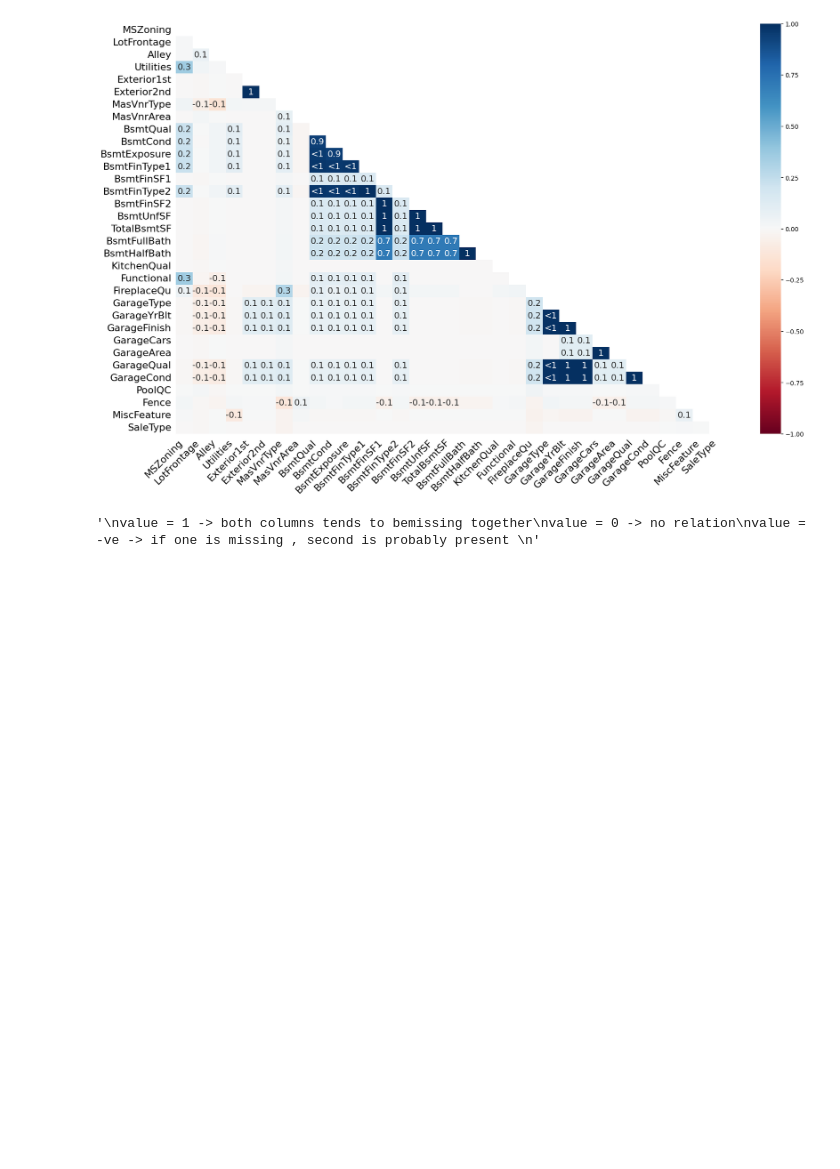
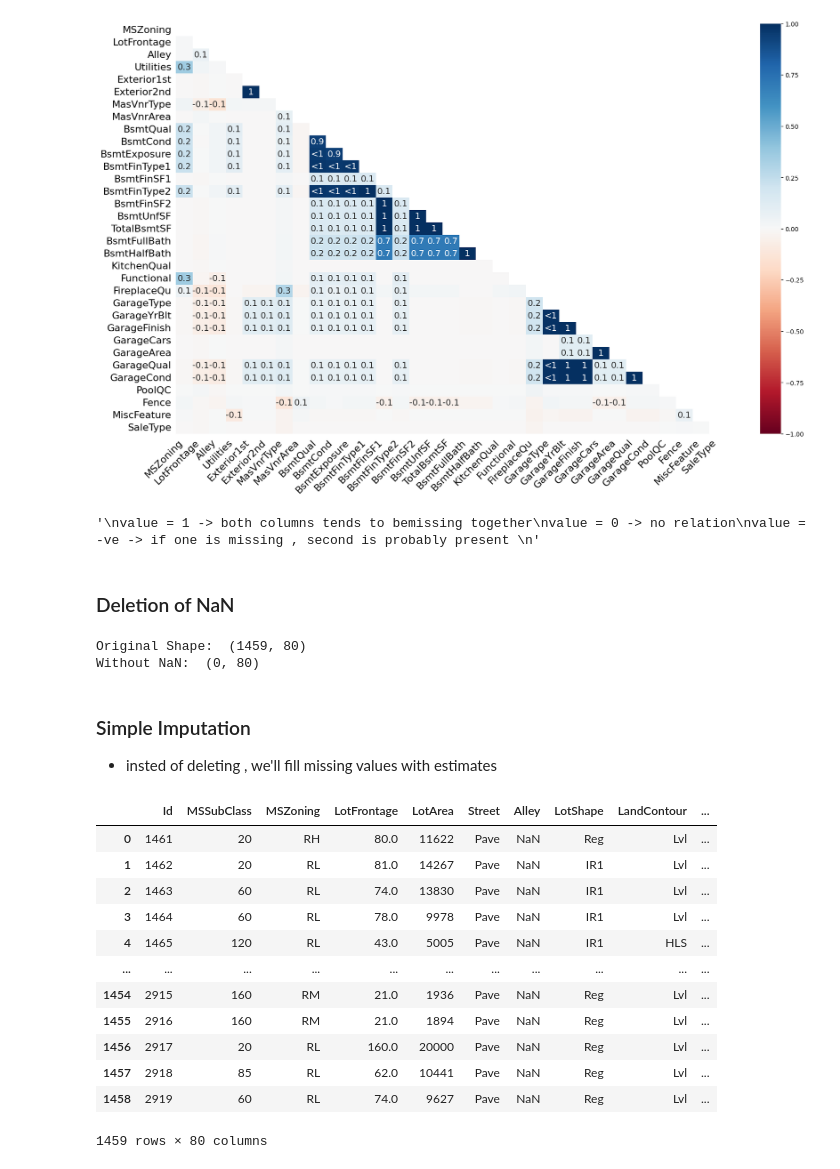
Before and after one commit to Itz-Me-Sumit/Data-Science, a Jupyter notebook: 4_Feature_Engineering/1_Handling_Missing_Values/FE.ipynb, the cells around one changed output. Cells and saved outputs as stored; diff of their text form; code cells hidden in the pictures; blank space fills up the shorter version.

```diff
--- a/4_Feature_Engineering/1_Handling_Missing_Values/FE.ipynb
+++ b/4_Feature_Engineering/1_Handling_Missing_Values/FE.ipynb
@@ -111,3 +109,36 @@ value = -ve -> if one is missing , second is probably present
 <Figure size 1200x800 with 0 Axes>
 [figure]
 '\nvalue = 1 -> both columns tends to bemissing together\nvalue = 0 -> no relation\nvalue = -ve -> if one is missing , second is probably present \n'
+# %% [markdown]
+### Deletion of NaN
+# %%
+data_with_not_NaN = df.dropna()  # if any row contains even a single NaN , that row will get deleted
+print("Original Shape: " , df.shape)
+print("Without NaN: " , data_with_not_NaN.shape)
+# %% [output]
+Original Shape:  (1459, 80)
+Without NaN:  (0, 80)
+# %% [markdown]
+### Simple Imputation
+- insted of deleting , we'll fill missing values with estimates
+# %%
+# (a) Mean Imputation : for Numerical Data
+df_mean=df.copy()
+
+# df_mean['LotFrontage'].fillna( {df_mean['LotFrontage'].mean()} , inplace=True )
+
+df_mean.fillna({'LotFrontage': df_mean['LotFrontage'].mean()}, inplace=True)
+# %% [output]
+|  | Id | MSSubClass | MSZoning | LotFrontage | LotArea | Street | Alley | LotShape | LandContour | ... |
+| 0 | 1461 | 20 | RH | 80.0 | 11622 | Pave | NaN | Reg | Lvl | ... |
+| 1 | 1462 | 20 | RL | 81.0 | 14267 | Pave | NaN | IR1 | Lvl | ... |
+| 2 | 1463 | 60 | RL | 74.0 | 13830 | Pave | NaN | IR1 | Lvl | ... |
+| 3 | 1464 | 60 | RL | 78.0 | 9978 | Pave | NaN | IR1 | Lvl | ... |
+| 4 | 1465 | 120 | RL | 43.0 | 5005 | Pave | NaN | IR1 | HLS | ... |
+| ... | ... | ... | ... | ... | ... | ... | ... | ... | ... | ... |
+| 1454 | 2915 | 160 | RM | 21.0 | 1936 | Pave | NaN | Reg | Lvl | ... |
+| 1455 | 2916 | 160 | RM | 21.0 | 1894 | Pave | NaN | Reg | Lvl | ... |
+| 1456 | 2917 | 20 | RL | 160.0 | 20000 | Pave | NaN | Reg | Lvl | ... |
+| 1457 | 2918 | 85 | RL | 62.0 | 10441 | Pave | NaN | Reg | Lvl | ... |
+| 1458 | 2919 | 60 | RL | 74.0 | 9627 | Pave | NaN | Reg | Lvl | ... |
+1459 rows × 80 columns
```
Also changed, not shown: parts of 1 cell of this notebook, 3 other files.
